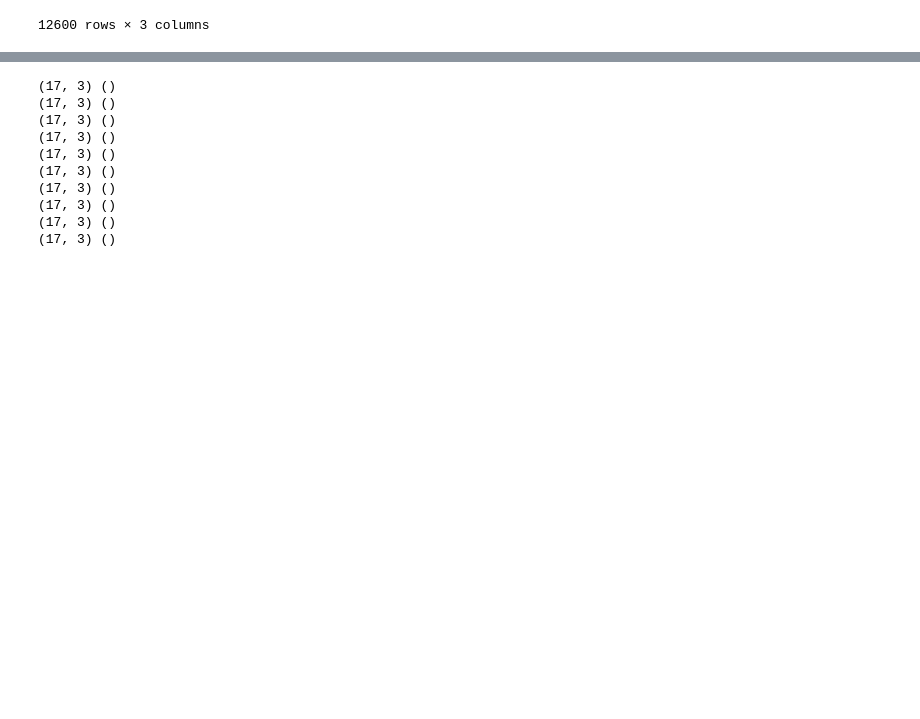
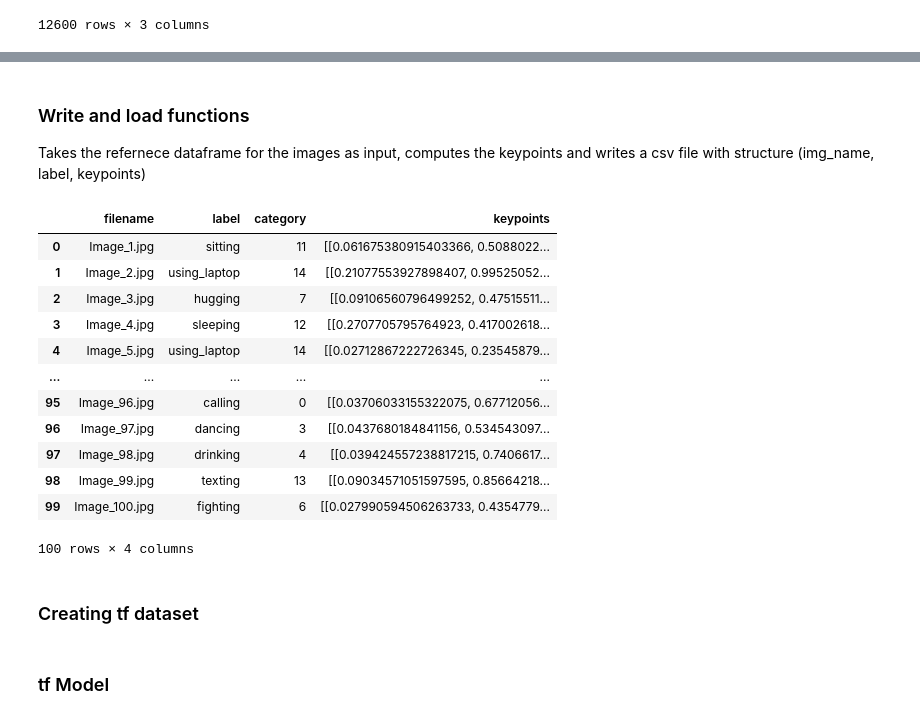
Before and after one commit to Vatsal-Sharma2003/HUMAN-POSE-ESTIMATION-USING-MACHINE-LEARNING, a Jupyter notebook: HRD.ipynb, the cells around one changed output, grey strips where cells are left out. Saved outputs shown, nothing was run; the diff lists cells and outputs as text; code cells hidden in the pictures; blank space fills up the shorter version.

```diff
--- a/HRD.ipynb
+++ b/HRD.ipynb
@@ -590,0 +533,4 @@ tensorflow_data
+# %% [markdown]
+### Write and load functions
+
+Takes the refernece dataframe for the images as input, computes the keypoints and writes a csv file with structure (img_name, label, keypoints)
@@ -590,0 +551,6 @@ tensorflow_data
+# %%
+import ast
+def load_data(data_directory, file_name):
+    loaded_df = pd.read_csv(data_directory+'/'+file_name)
+    loaded_df['keypoints'] = loaded_df['keypoints'].apply(lambda x: np.array(ast.literal_eval(x)).reshape(17,3))
+    return loaded_df
@@ -590,0 +561,20 @@ tensorflow_data
+# %%
+file_name = 'preprocessed_train_set_movenet_lightning.csv'
+load_df_lightning = load_data(data_directory, file_name)
+load_df_lightning
+# %% [output]
+|  | filename | label | category | keypoints |
+| 0 | Image_1.jpg | sitting | 11 | [[0.061675380915403366, 0.5088022... |
+| 1 | Image_2.jpg | using_laptop | 14 | [[0.21077553927898407, 0.99525052... |
+| 2 | Image_3.jpg | hugging | 7 | [[0.09106560796499252, 0.47515511... |
+| 3 | Image_4.jpg | sleeping | 12 | [[0.2707705795764923, 0.417002618... |
+| 4 | Image_5.jpg | using_laptop | 14 | [[0.02712867222726345, 0.23545879... |
+| ... | ... | ... | ... | ... |
+| 95 | Image_96.jpg | calling | 0 | [[0.03706033155322075, 0.67712056... |
+| 96 | Image_97.jpg | dancing | 3 | [[0.0437680184841156, 0.534543097... |
+| 97 | Image_98.jpg | drinking | 4 | [[0.039424557238817215, 0.7406617... |
+| 98 | Image_99.jpg | texting | 13 | [[0.09034571051597595, 0.85664218... |
+| 99 | Image_100.jpg | fighting | 6 | [[0.027990594506263733, 0.4354779... |
+100 rows × 4 columns
+# %% [markdown]
+### Creating tf dataset
@@ -591,14 +607,5 @@ tensorflow_data
 # %%
-for d, l in tensorflow_data:
+for d, l in element:
   print((d.numpy().shape), l.numpy().shape)
-# %% [output]
-(17, 3) ()
-(17, 3) ()
-(17, 3) ()
-(17, 3) ()
-(17, 3) ()
-(17, 3) ()
-(17, 3) ()
-(17, 3) ()
-(17, 3) ()
-(17, 3) ()
+# %% [markdown]
+### tf Model
```
Also changed, not shown: parts of 33 cells of this notebook.
